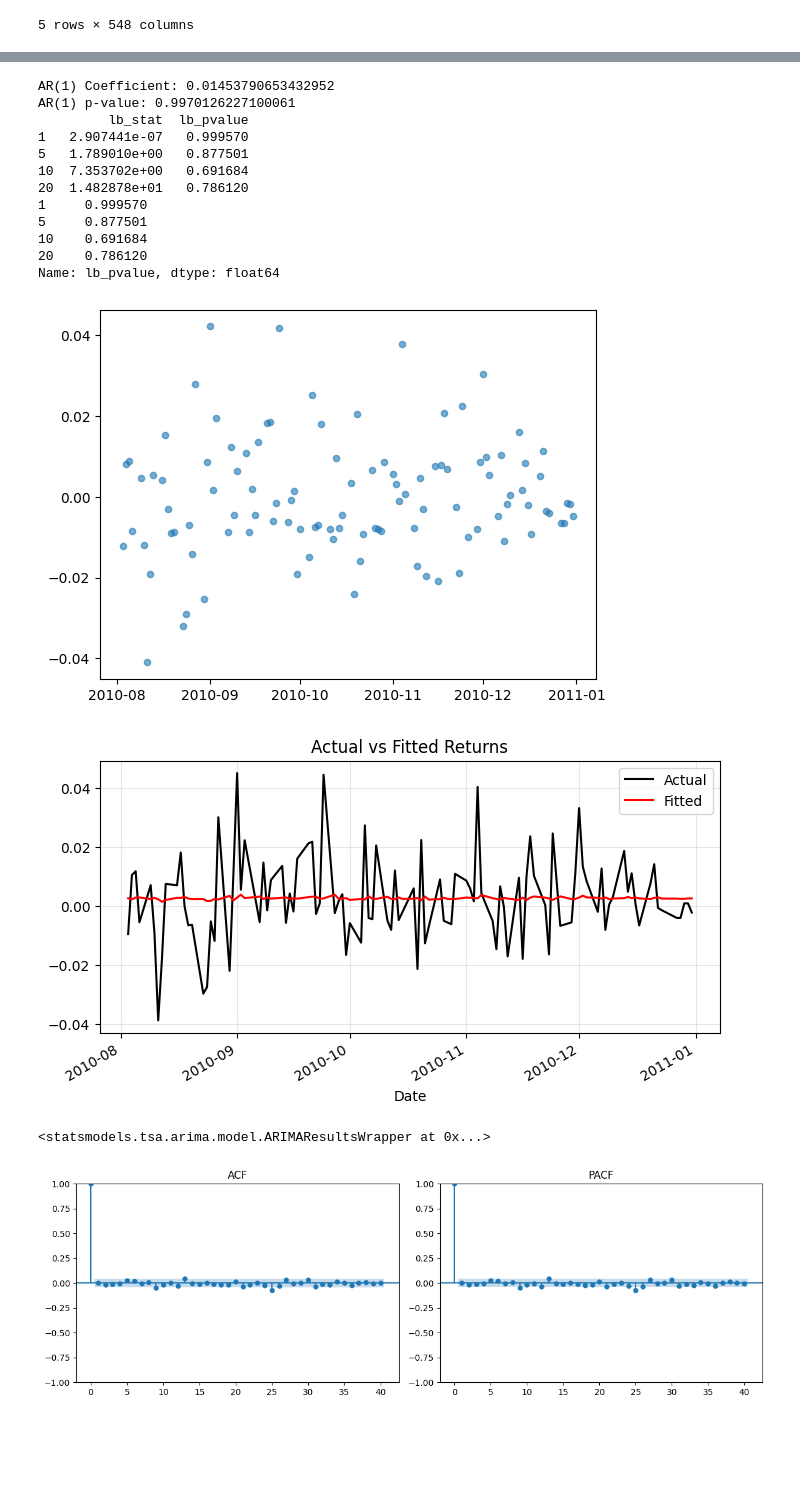
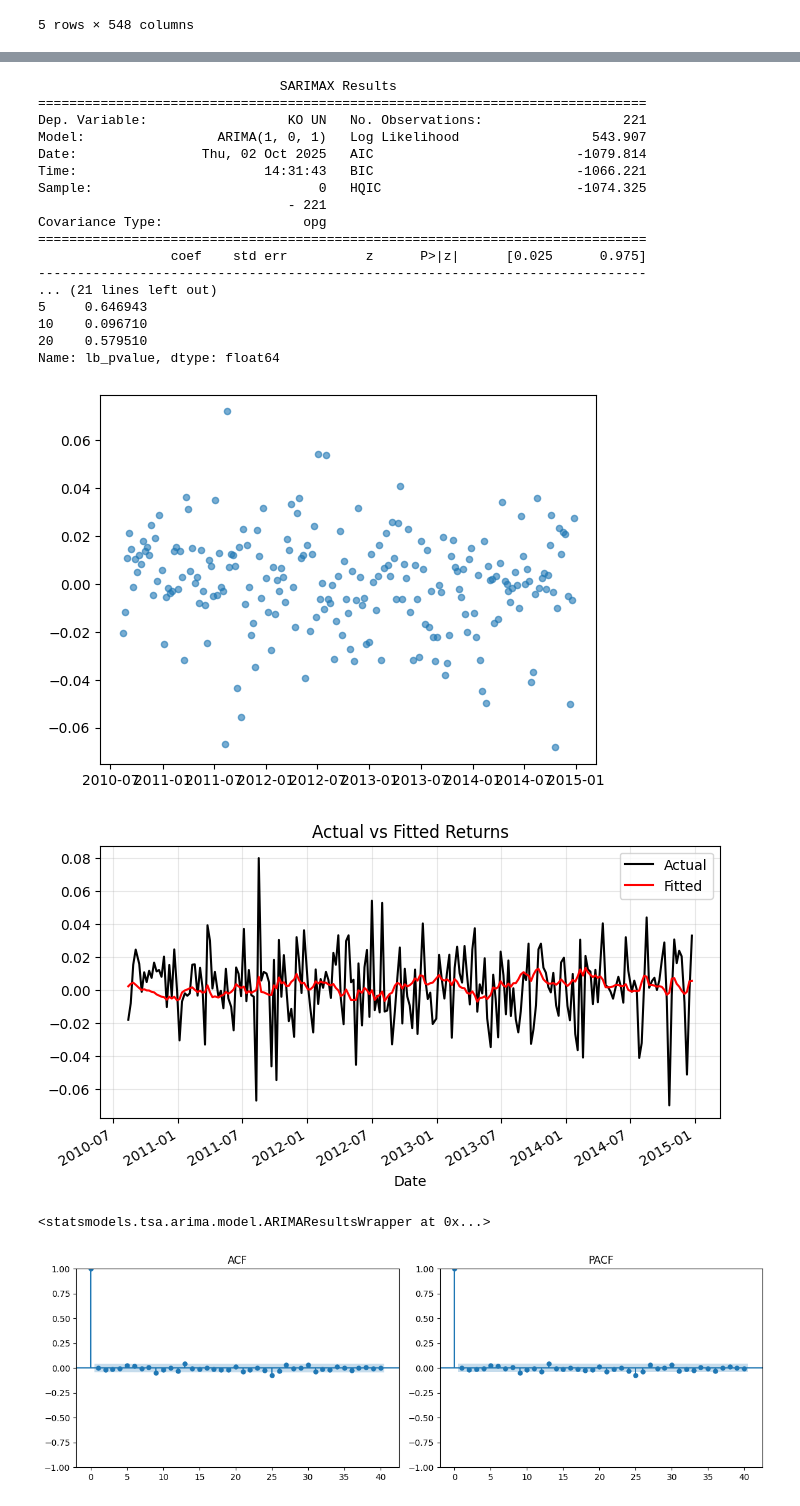
Before and after one commit to phawatboom/Capital-compass, a Jupyter notebook: Data Analysis/strategy_1_find_b.ipynb, the cells around one changed output, grey strips where cells are left out. Saved outputs shown, nothing was run; the diff lists cells and outputs as text; code cells hidden in the pictures; blank space fills up the shorter version.

```diff
--- a/Data Analysis/strategy_1_find_b.ipynb
+++ b/Data Analysis/strategy_1_find_b.ipynb
@@ -85,7 +85,7 @@ def ar_lagged_return(stock_ticker, lag, window, start_date, end_date, ARIMA_orde
 
 
     model = ARIMA(returns, order=ARIMA_order).fit()
-    # print(model.summary())
+    print(model.summary())
 
     b_coef = model.params.get('ar.L1')
     print(f"AR(1) Coefficient: {b_coef}")
@@ -113,5 +113,5 @@ def ar_lagged_return(stock_ticker, lag, window, start_date, end_date, ARIMA_orde
 
     return model
 
-ar_lagged_return(stock_ticker = "KO UN", lag = 1, window = 1, start_date="01-01-2010", end_date="01-01-2011")
+ar_lagged_return(stock_ticker = "KO UN", lag = 1, window = 5, start_date="01-01-2010", end_date="01-01-2015")
 # %% [output]
@@ -133,17 +133,22 @@ Name: CAT UN, Length: 106, dtype: float64
-AR(1) Coefficient: 0.01453790653432952
-AR(1) p-value: 0.9970126227100061
-         lb_stat  lb_pvalue
-1   2.907441e-07   0.999570
-5   1.789010e+00   0.877501
-10  7.353702e+00   0.691684
-20  1.482878e+01   0.786120
-1     0.999570
-5     0.877501
-10    0.691684
-20    0.786120
+                               SARIMAX Results
+==============================================================================
+Dep. Variable:                  KO UN   No. Observations:                  221
+Model:                 ARIMA(1, 0, 1)   Log Likelihood                 543.907
+Date:                Thu, 02 Oct 2025   AIC                          -1079.814
+Time:                        14:31:43   BIC                          -1066.221
+Sample:                             0   HQIC                         -1074.325
+                                - 221
+Covariance Type:                  opg
+==============================================================================
+                 coef    std err          z      P>|z|      [0.025      0.975]
+------------------------------------------------------------------------------
+... (21 lines left out)
+5     0.646943
+10    0.096710
+20    0.579510
 Name: lb_pvalue, dtype: float64
-[figure, old version]
+[figure, new version]
-[figure, old version]
+[figure, new version]
 <statsmodels.tsa.arima.model.ARIMAResultsWrapper at 0x...>
 # %%
 def plot_acf_pacf(series, lags=40):
```
Also changed, not shown: parts of 3 cells of this notebook.
